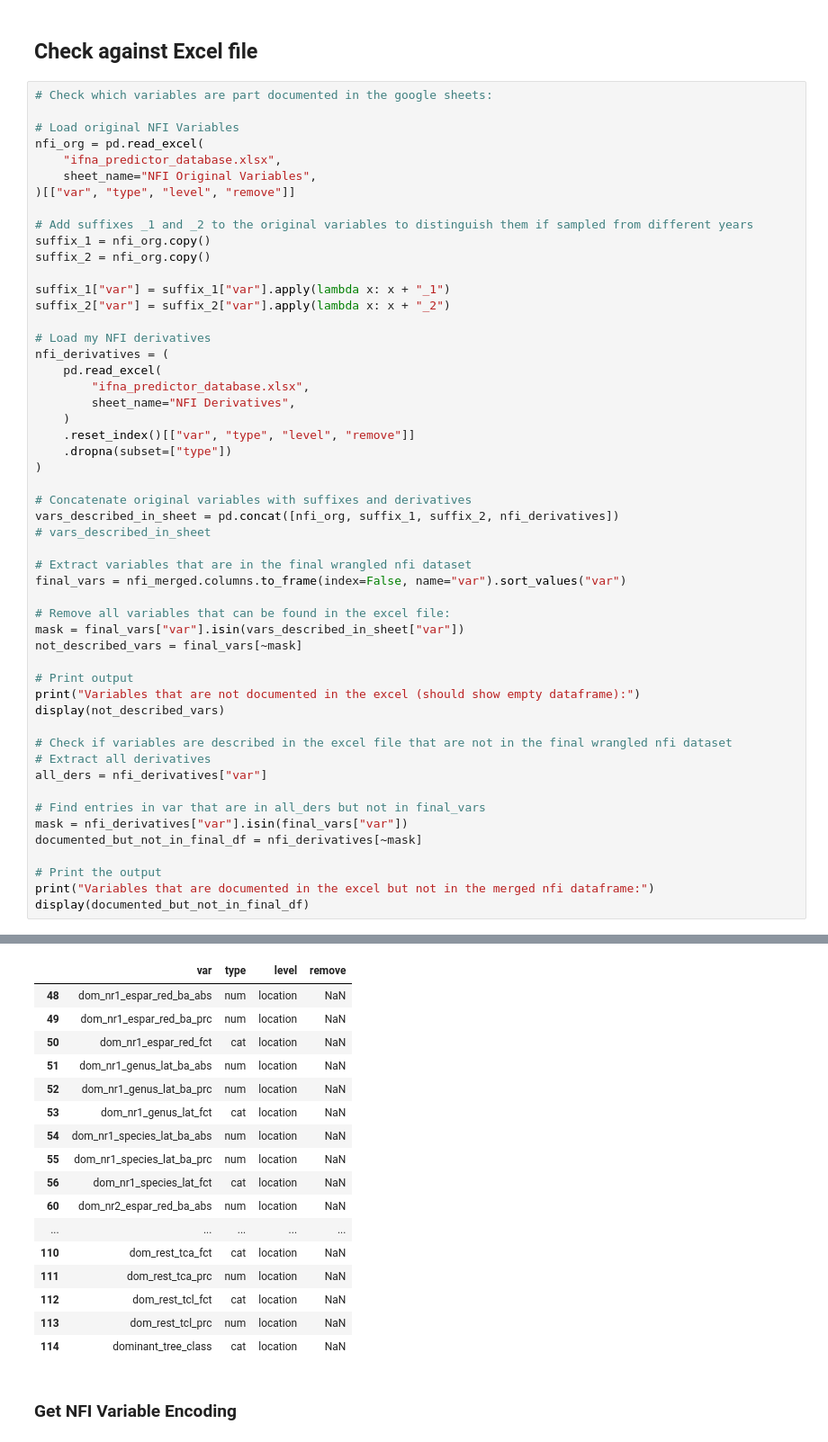
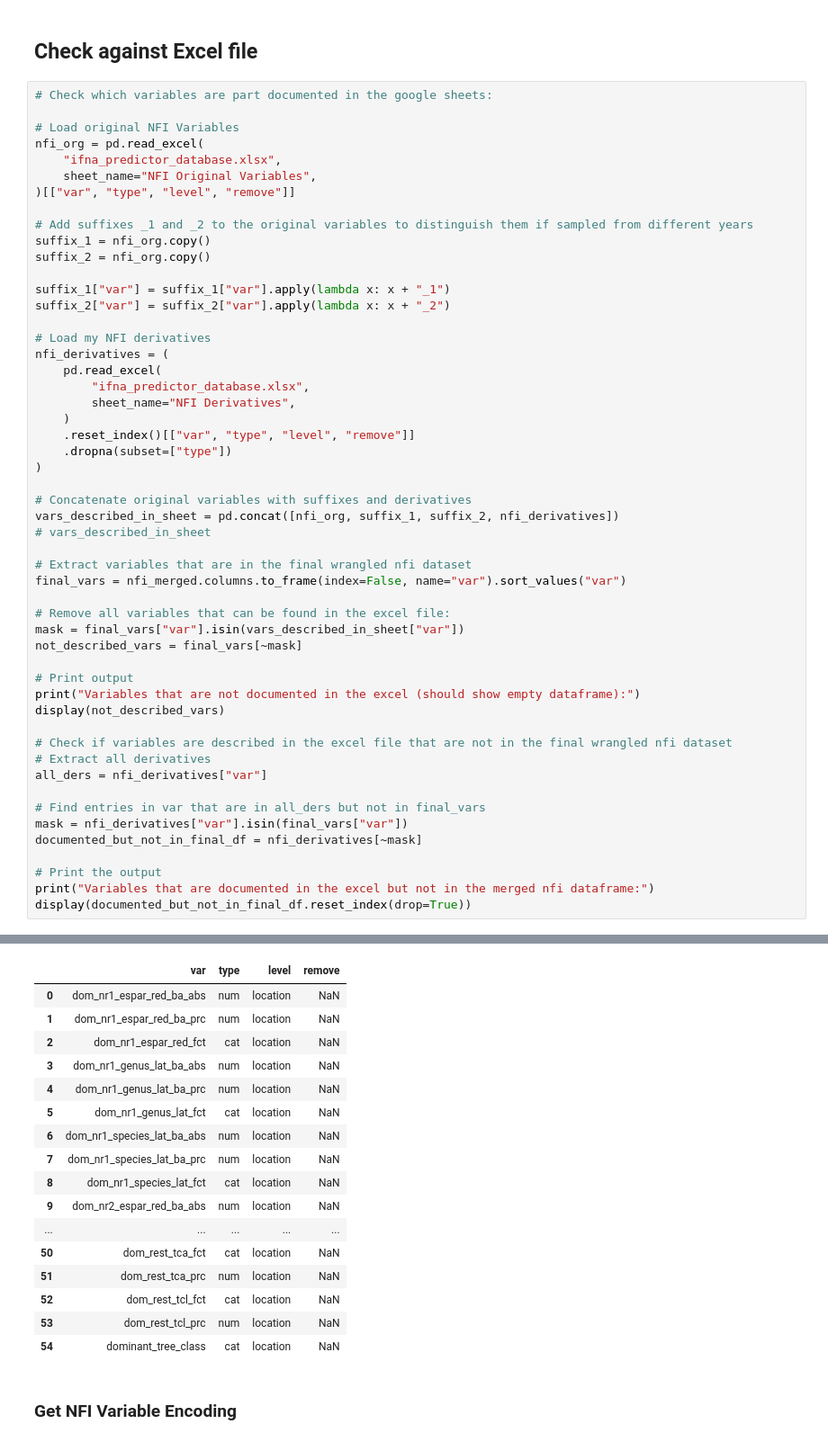
Before and after one commit to padasch/ifn_analysis, a Jupyter notebook: python/04_run_ml_models/run_random_forest.ipynb, the cells around one changed output, grey strips where cells are left out. Shown at 90% size. Drawn from its saved outputs; the diff is of its cells as text.

```diff
--- a/python/04_run_ml_models/run_random_forest.ipynb
+++ b/python/04_run_ml_models/run_random_forest.ipynb
@@ -926,50 +1036,50 @@ nfi_derivatives = (
 # Concatenate original variables with suffixes and derivatives
 vars_described_in_sheet = pd.concat([nfi_org, suffix_1, suffix_2, nfi_derivatives])
 # vars_described_in_sheet
 
 # Extract variables that are in the final wrangled nfi dataset
 final_vars = nfi_merged.columns.to_frame(index=False, name="var").sort_values("var")
 
 # Remove all variables that can be found in the excel file:
 mask = final_vars["var"].isin(vars_described_in_sheet["var"])
 not_described_vars = final_vars[~mask]
 
 # Print output
 print("Variables that are not documented in the excel (should show empty dataframe):")
 display(not_described_vars)
 
 # Check if variables are described in the excel file that are not in the final wrangled nfi dataset
 # Extract all derivatives
 all_ders = nfi_derivatives["var"]
 
 # Find entries in var that are in all_ders but not in final_vars
 mask = nfi_derivatives["var"].isin(final_vars["var"])
 documented_but_not_in_final_df = nfi_derivatives[~mask]
 
 # Print the output
 print("Variables that are documented in the excel but not in the merged nfi dataframe:")
-display(documented_but_not_in_final_df)
+display(documented_but_not_in_final_df.reset_index(drop=True))
 # %% [output]
 Variables that are not documented in the excel (should show empty dataframe):
 |  | var |
 Variables that are documented in the excel but not in the merged nfi dataframe:
 |  | var | type | level | remove |
-| 48 | dom_nr1_espar_red_ba_abs | num | location | NaN |
-| 49 | dom_nr1_espar_red_ba_prc | num | location | NaN |
-| 50 | dom_nr1_espar_red_fct | cat | location | NaN |
-| 51 | dom_nr1_genus_lat_ba_abs | num | location | NaN |
-| 52 | dom_nr1_genus_lat_ba_prc | num | location | NaN |
-| 53 | dom_nr1_genus_lat_fct | cat | location | NaN |
-| 54 | dom_nr1_species_lat_ba_abs | num | location | NaN |
-| 55 | dom_nr1_species_lat_ba_prc | num | location | NaN |
-| 56 | dom_nr1_species_lat_fct | cat | location | NaN |
-| 60 | dom_nr2_espar_red_ba_abs | num | location | NaN |
+| 0 | dom_nr1_espar_red_ba_abs | num | location | NaN |
+| 1 | dom_nr1_espar_red_ba_prc | num | location | NaN |
+| 2 | dom_nr1_espar_red_fct | cat | location | NaN |
+| 3 | dom_nr1_genus_lat_ba_abs | num | location | NaN |
+| 4 | dom_nr1_genus_lat_ba_prc | num | location | NaN |
+| 5 | dom_nr1_genus_lat_fct | cat | location | NaN |
+| 6 | dom_nr1_species_lat_ba_abs | num | location | NaN |
+| 7 | dom_nr1_species_lat_ba_prc | num | location | NaN |
+| 8 | dom_nr1_species_lat_fct | cat | location | NaN |
+| 9 | dom_nr2_espar_red_ba_abs | num | location | NaN |
 | ... | ... | ... | ... | ... |
-| 110 | dom_rest_tca_fct | cat | location | NaN |
-| 111 | dom_rest_tca_prc | num | location | NaN |
-| 112 | dom_rest_tcl_fct | cat | location | NaN |
-| 113 | dom_rest_tcl_prc | num | location | NaN |
-| 114 | dominant_tree_class | cat | location | NaN |
+| 50 | dom_rest_tca_fct | cat | location | NaN |
+| 51 | dom_rest_tca_prc | num | location | NaN |
+| 52 | dom_rest_tcl_fct | cat | location | NaN |
+| 53 | dom_rest_tcl_prc | num | location | NaN |
+| 54 | dominant_tree_class | cat | location | NaN |
 # %% [markdown]
 ### Get NFI Variable Encoding
 # %%
```
Also changed, not shown: parts of 75 cells of this notebook.
